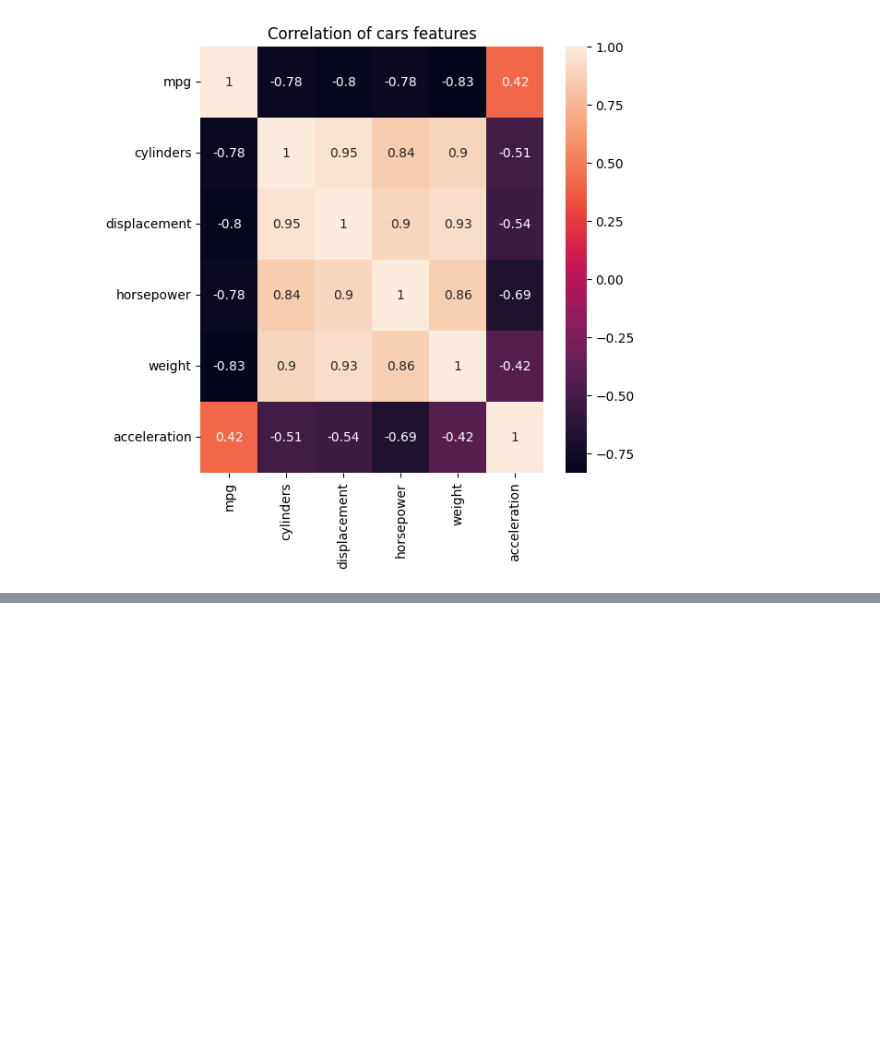
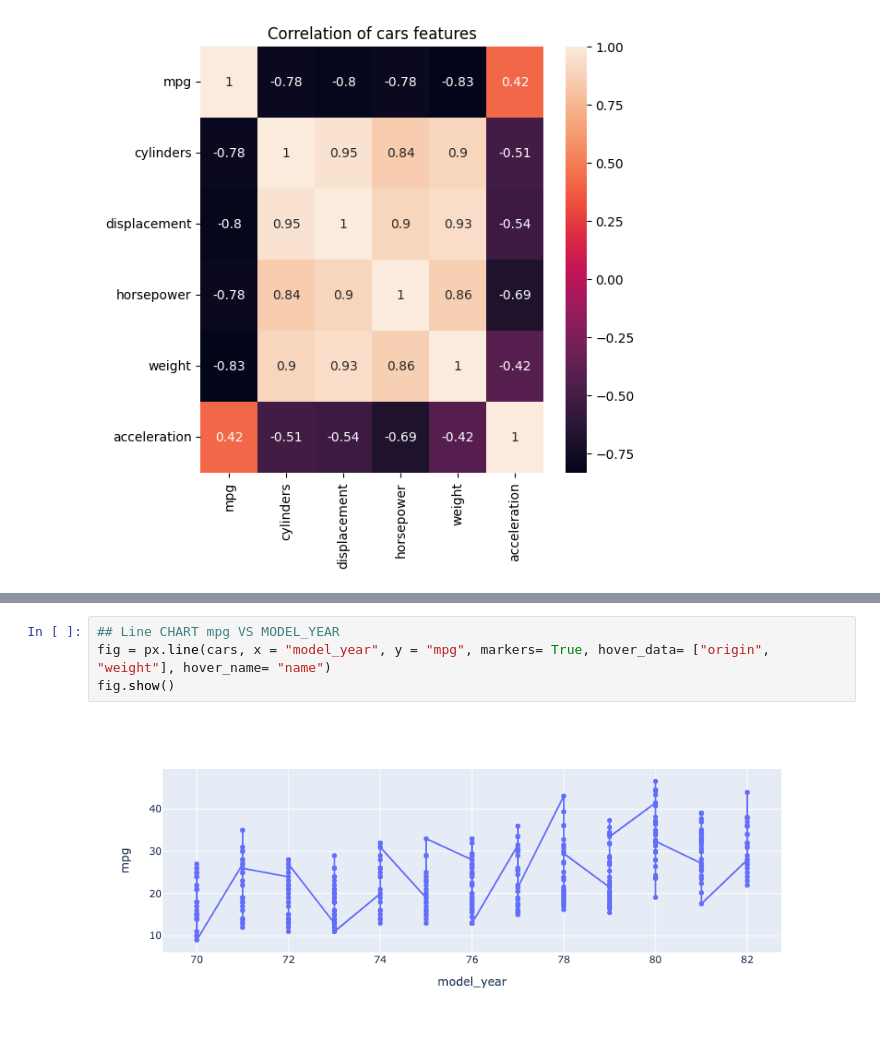
Before and after one commit to UWINTWALI/Datascience-course, a Jupyter notebook: lecture1_python_variables.ipynb, the cells around one changed output, grey strips where cells are left out. Drawn from its saved outputs; the diff is of its cells as text; blank space fills up the shorter version.

```diff
--- a/lecture1_python_variables.ipynb
+++ b/lecture1_python_variables.ipynb
@@ -3886,0 +3898,6 @@ corr_
+# %%
+## Line CHART mpg VS MODEL_YEAR
+fig = px.line(cars, x = "model_year", y = "mpg", markers= True, hover_data= ["origin", "weight"], hover_name= "name")
+fig.show()
+# %% [output]
+[figure, added]
```
Also changed, not shown: parts of 9 cells of this notebook, 3 other files.
